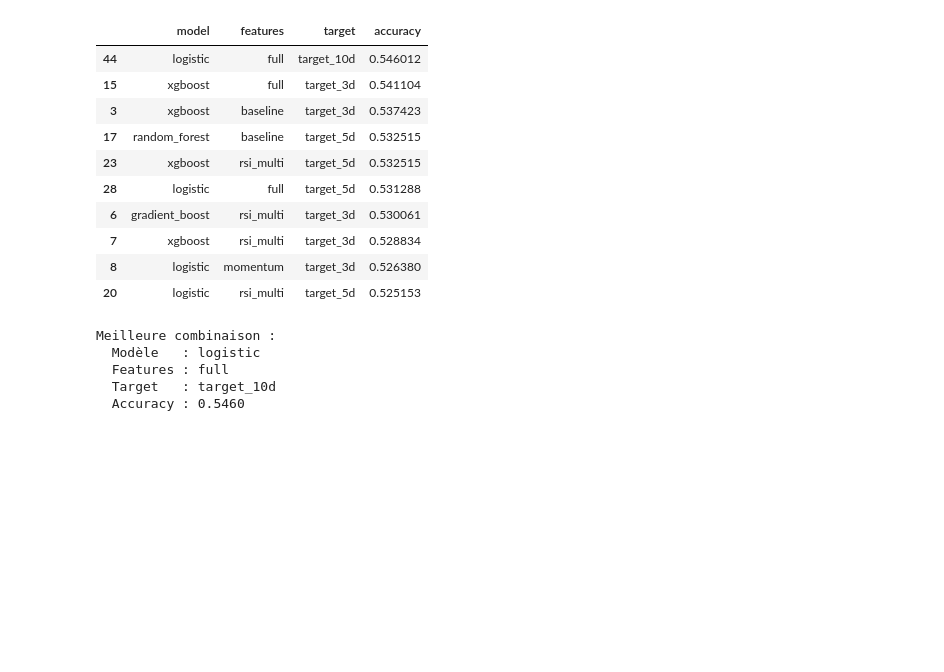
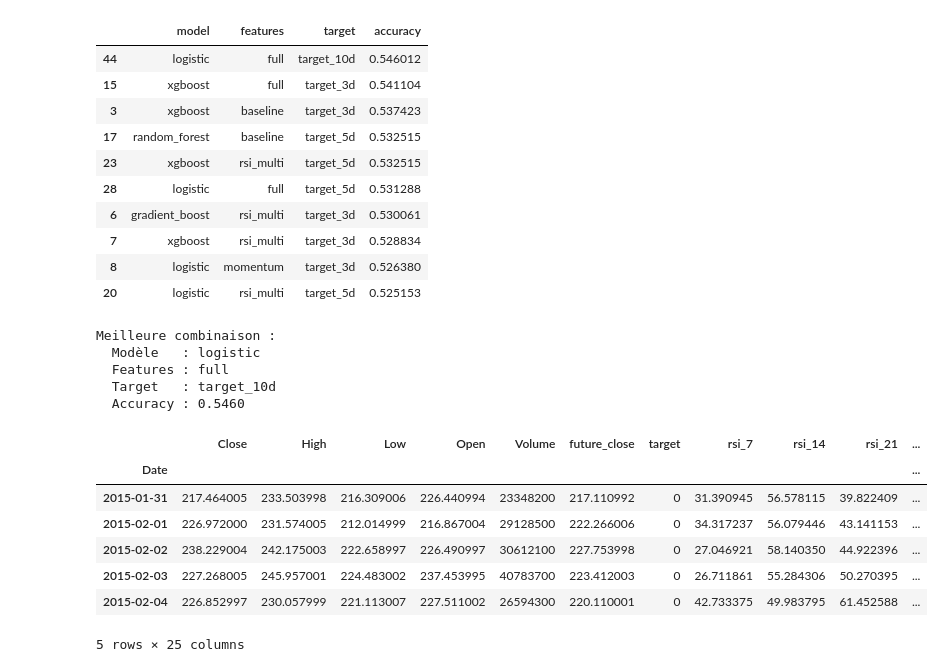
Before and after one commit to Geoffgrid/ai_for_finance, a Jupyter notebook: notebook/notebook.ipynb, the cells around one changed output. Cells and saved outputs as stored; diff of their text form; code cells hidden in the pictures; blank space fills up the shorter version.

```diff
--- a/notebook/notebook.ipynb
+++ b/notebook/notebook.ipynb
@@ -333,6 +333,10 @@ import itertools
 
 def compute_features_extended(df):
     df = df.copy()
+    if 'Date' in df.columns:
+        df['Date'] = pd.to_datetime(df['Date'])
+        df = df.set_index('Date')
+    df.index = pd.to_datetime(df.index)
 
     # RSI multi-timeframe
     for period in [7, 14, 21]:
@@ -528,6 +532,17 @@ Meilleure combinaison :
   Features : full
   Target   : target_10d
   Accuracy : 0.5460
+# %%
+df_feat.head()
+# %% [output]
+|  | Close | High | Low | Open | Volume | future_close | target | rsi_7 | rsi_14 | rsi_21 | ... |
+| Date |  |  |  |  |  |  |  |  |  |  | ... |
+| 2015-01-31 | 217.464005 | 233.503998 | 216.309006 | 226.440994 | 23348200 | 217.110992 | 0 | 31.390945 | 56.578115 | 39.822409 | ... |
+| 2015-02-01 | 226.972000 | 231.574005 | 212.014999 | 216.867004 | 29128500 | 222.266006 | 0 | 34.317237 | 56.079446 | 43.141153 | ... |
+| 2015-02-02 | 238.229004 | 242.175003 | 222.658997 | 226.490997 | 30612100 | 227.753998 | 0 | 27.046921 | 58.140350 | 44.922396 | ... |
+| 2015-02-03 | 227.268005 | 245.957001 | 224.483002 | 237.453995 | 40783700 | 223.412003 | 0 | 26.711861 | 55.284306 | 50.270395 | ... |
+| 2015-02-04 | 226.852997 | 230.057999 | 221.113007 | 227.511002 | 26594300 | 220.110001 | 0 | 42.733375 | 49.983795 | 61.452588 | ... |
+5 rows × 25 columns
 # %%
 import importlib
 import app.ml_logic.backtest
```
Also changed, not shown: parts of 2 cells of this notebook.
